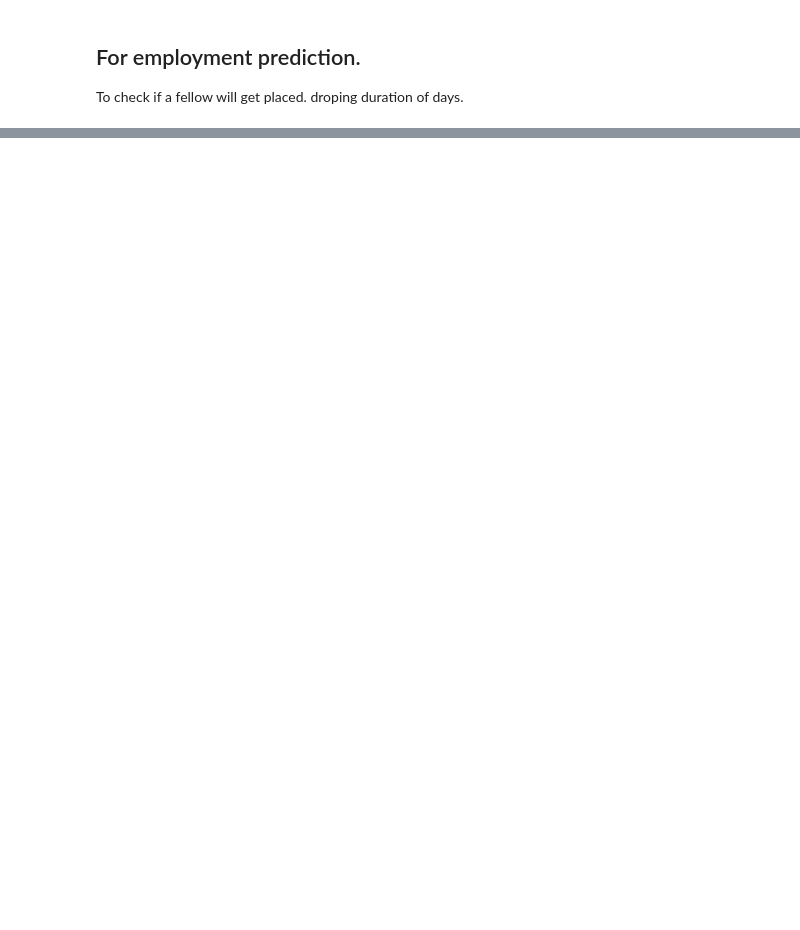
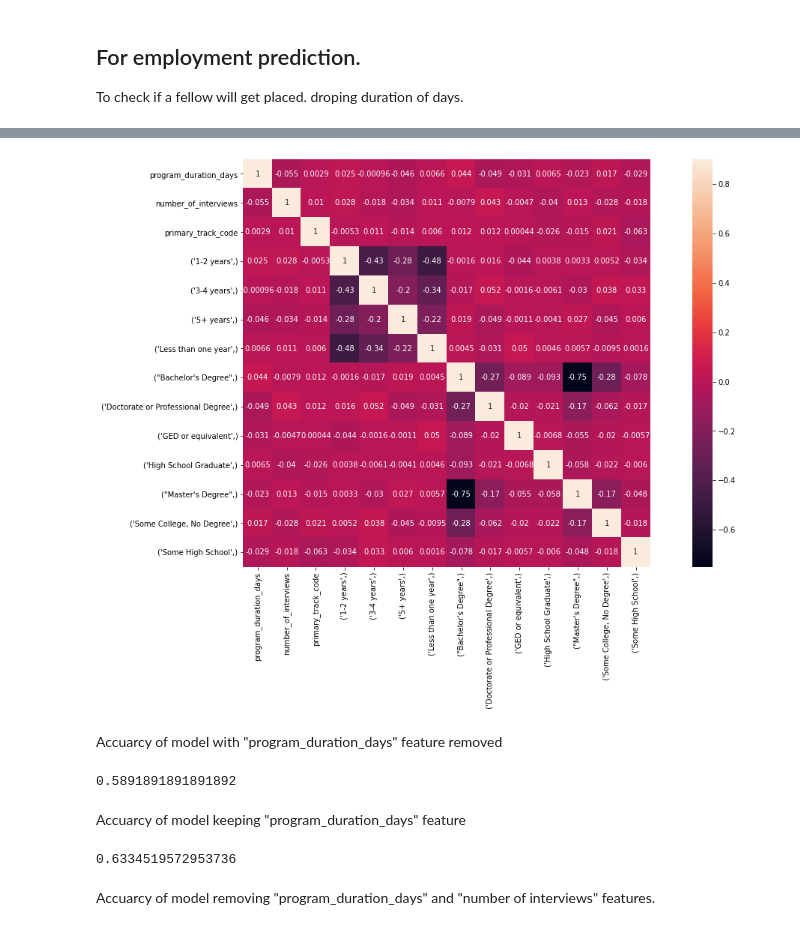
Before and after one commit to shreyus3003/pathrise, a Jupyter notebook: pathrise_analysis.ipynb, the cells around one changed output, grey strips where cells are left out. Saved outputs shown, nothing was run; the diff lists cells and outputs as text; code cells hidden in the pictures; blank space fills up the shorter version.

```diff
--- a/pathrise_analysis.ipynb
+++ b/pathrise_analysis.ipynb
@@ -439,0 +336,7 @@ TypeError: ignored
+# %%
+df_x1 = df_x1.dropna()
+df_x2 = df_x2.dropna()
+df_x3 = df_x3.dropna()
+print(df_x1.shape)
+print(df_x2.shape)
+print(df_x3.shape)
@@ -439,0 +351,4 @@ TypeError: ignored
+# %%
+df_x1 = df_x1.drop(['placed'], axis=1)
+df_x2 = df_x2.drop(['placed'], axis=1)
+df_x3 = df_x3.drop(['placed'], axis=1)
@@ -439,0 +371,30 @@ TypeError: ignored
+# %%
+correlation = df_x2.corr(method='pearson')
+fig, ax = plt.subplots(figsize = (30,20))
+fig.set_size_inches(20,10)
+sns.heatmap(correlation,vmax = 0.9, square = True, annot = True)
+plt.show()
+# %% [output]
+[figure, added]
+# %% [markdown]
+Accuarcy of model with "program_duration_days" feature removed
+# %%
+x_train,x_test,y_train,y_test=train_test_split(df_x1,y_x1,test_size=0.2,random_state=50)
+logit_x1=LogisticRegression(solver='liblinear')
+logit_x1.fit(x_train,y_train)
+logit_predict=logit_x1.predict(x_test)
+accuracy_score(y_test,logit_predict)
+# %% [output]
+0.5891891891891892
+# %% [markdown]
+Accuarcy of model keeping "program_duration_days" feature
+# %%
+x_train,x_test,y_train,y_test=train_test_split(df_x2,y_x2,test_size=0.2,random_state=50)
+logit_x2=LogisticRegression(solver='liblinear')
+logit_x2.fit(x_train,y_train)
+logit_predict=logit_x2.predict(x_test)
+accuracy_score(y_test,logit_predict)
+# %% [output]
+0.6334519572953736
+# %% [markdown]
+Accuarcy of model removing "program_duration_days" and "number of interviews" features.
```
Also changed, not shown: parts of 48 cells of this notebook.
